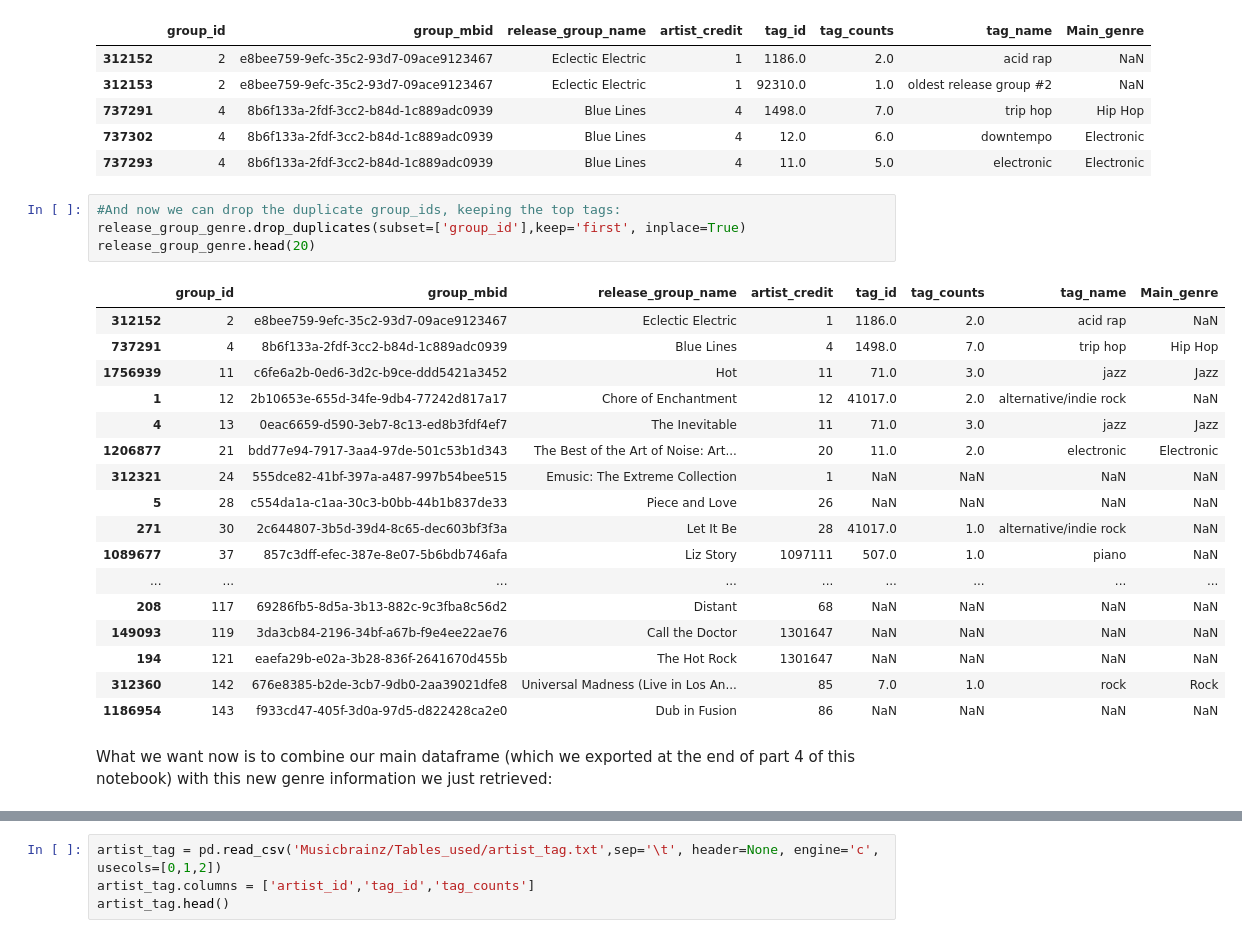
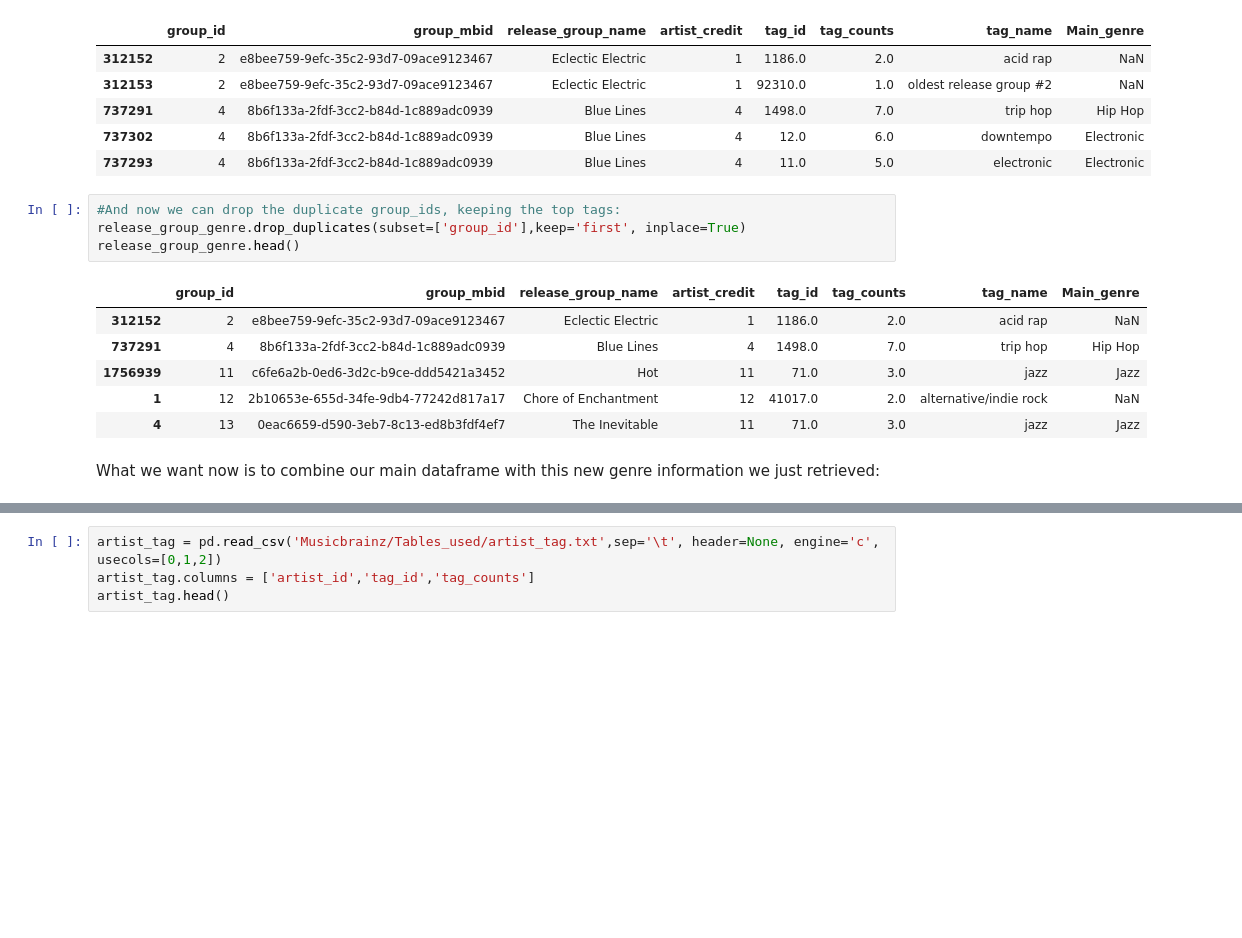
Before and after one commit to AInhoa84/Music_genre_visual_evolution, a Jupyter notebook: Data_gathering_music_genre.ipynb, the cells around one changed output, grey strips where cells are left out. Drawn from its saved outputs; the diff is of its cells as text; blank space fills up the shorter version.

Commit message:
restarting with music genres

```diff
--- a/Data_gathering_music_genre.ipynb
+++ b/Data_gathering_music_genre.ipynb
@@ -251,24 +291,13 @@ release_group_genre.head()
 # %%
 #And now we can drop the duplicate group_ids, keeping the top tags:
 release_group_genre.drop_duplicates(subset=['group_id'],keep='first', inplace=True)
-release_group_genre.head(20)
+release_group_genre.head()
 # %% [output]
 |  | group_id | group_mbid | release_group_name | artist_credit | tag_id | tag_counts | tag_name | Main_genre |
 | 312152 | 2 | e8bee759-9efc-35c2-93d7-09ace9123467 | Eclectic Electric | 1 | 1186.0 | 2.0 | acid rap | NaN |
 | 737291 | 4 | 8b6f133a-2fdf-3cc2-b84d-1c889adc0939 | Blue Lines | 4 | 1498.0 | 7.0 | trip hop | Hip Hop |
 | 1756939 | 11 | c6fe6a2b-0ed6-3d2c-b9ce-ddd5421a3452 | Hot | 11 | 71.0 | 3.0 | jazz | Jazz |
 | 1 | 12 | 2b10653e-655d-34fe-9db4-77242d817a17 | Chore of Enchantment | 12 | 41017.0 | 2.0 | alternative/indie rock | NaN |
 | 4 | 13 | 0eac6659-d590-3eb7-8c13-ed8b3fdf4ef7 | The Inevitable | 11 | 71.0 | 3.0 | jazz | Jazz |
-| 1206877 | 21 | bdd77e94-7917-3aa4-97de-501c53b1d343 | The Best of the Art of Noise: Art... | 20 | 11.0 | 2.0 | electronic | Electronic |
-| 312321 | 24 | 555dce82-41bf-397a-a487-997b54bee515 | Emusic: The Extreme Collection | 1 | NaN | NaN | NaN | NaN |
-| 5 | 28 | c554da1a-c1aa-30c3-b0bb-44b1b837de33 | Piece and Love | 26 | NaN | NaN | NaN | NaN |
-| 271 | 30 | 2c644807-3b5d-39d4-8c65-dec603bf3f3a | Let It Be | 28 | 41017.0 | 1.0 | alternative/indie rock | NaN |
-| 1089677 | 37 | 857c3dff-efec-387e-8e07-5b6bdb746afa | Liz Story | 1097111 | 507.0 | 1.0 | piano | NaN |
-| ... | ... | ... | ... | ... | ... | ... | ... | ... |
-| 208 | 117 | 69286fb5-8d5a-3b13-882c-9c3fba8c56d2 | Distant | 68 | NaN | NaN | NaN | NaN |
-| 149093 | 119 | 3da3cb84-2196-34bf-a67b-f9e4ee22ae76 | Call the Doctor | 1301647 | NaN | NaN | NaN | NaN |
-| 194 | 121 | eaefa29b-e02a-3b28-836f-2641670d455b | The Hot Rock | 1301647 | NaN | NaN | NaN | NaN |
-| 312360 | 142 | 676e8385-b2de-3cb7-9db0-2aa39021dfe8 | Universal Madness (Live in Los An... | 85 | 7.0 | 1.0 | rock | Rock |
-| 1186954 | 143 | f933cd47-405f-3d0a-97d5-d822428ca2e0 | Dub in Fusion | 86 | NaN | NaN | NaN | NaN |
 # %% [markdown]
-What we want now is to combine our main dataframe (which we exported at the end of part 4 of this notebook) with this new genre information we just retrieved:
+What we want now is to combine our main dataframe with this new genre information we just retrieved:
```
Also changed, not shown: parts of 51 cells of this notebook.
